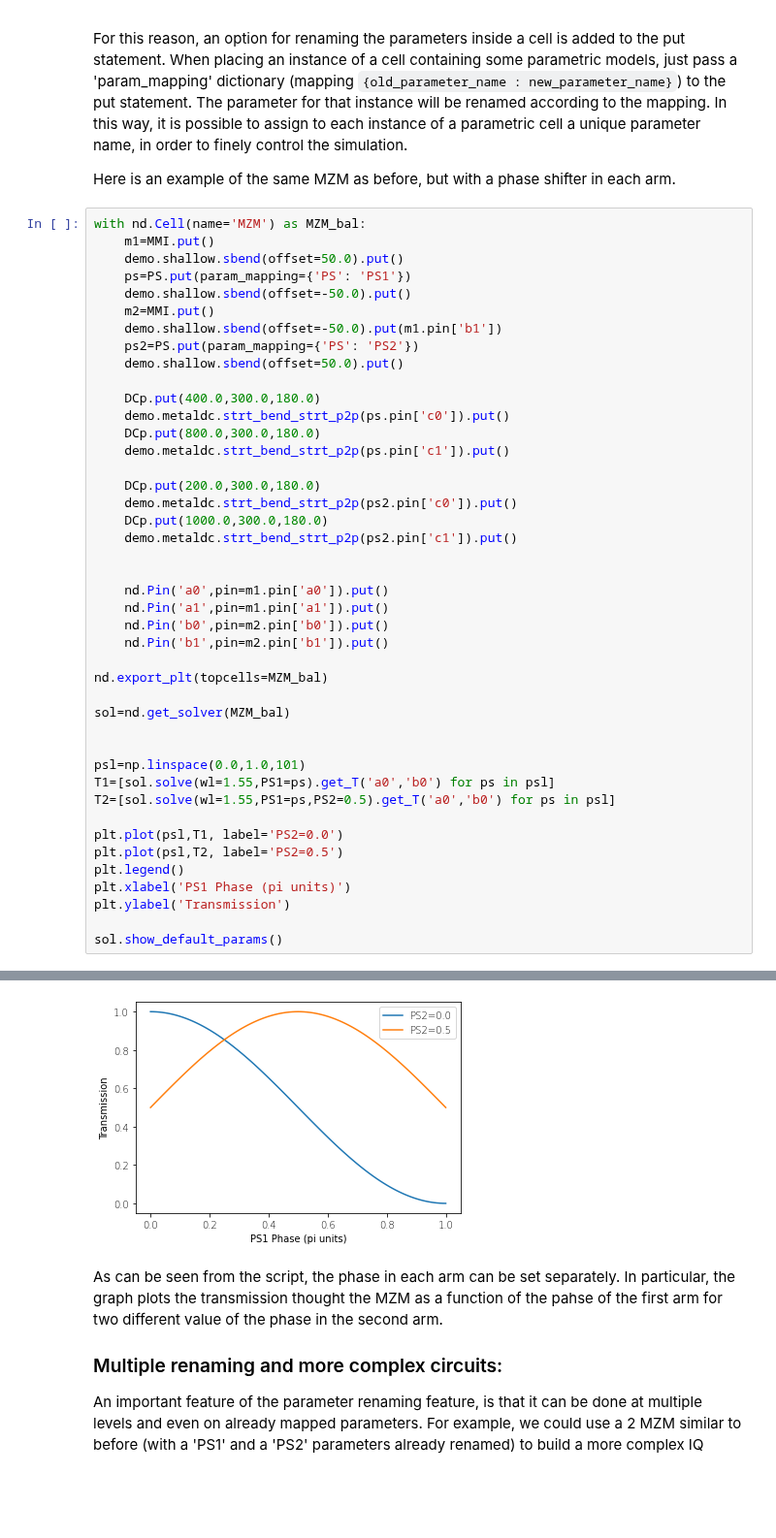
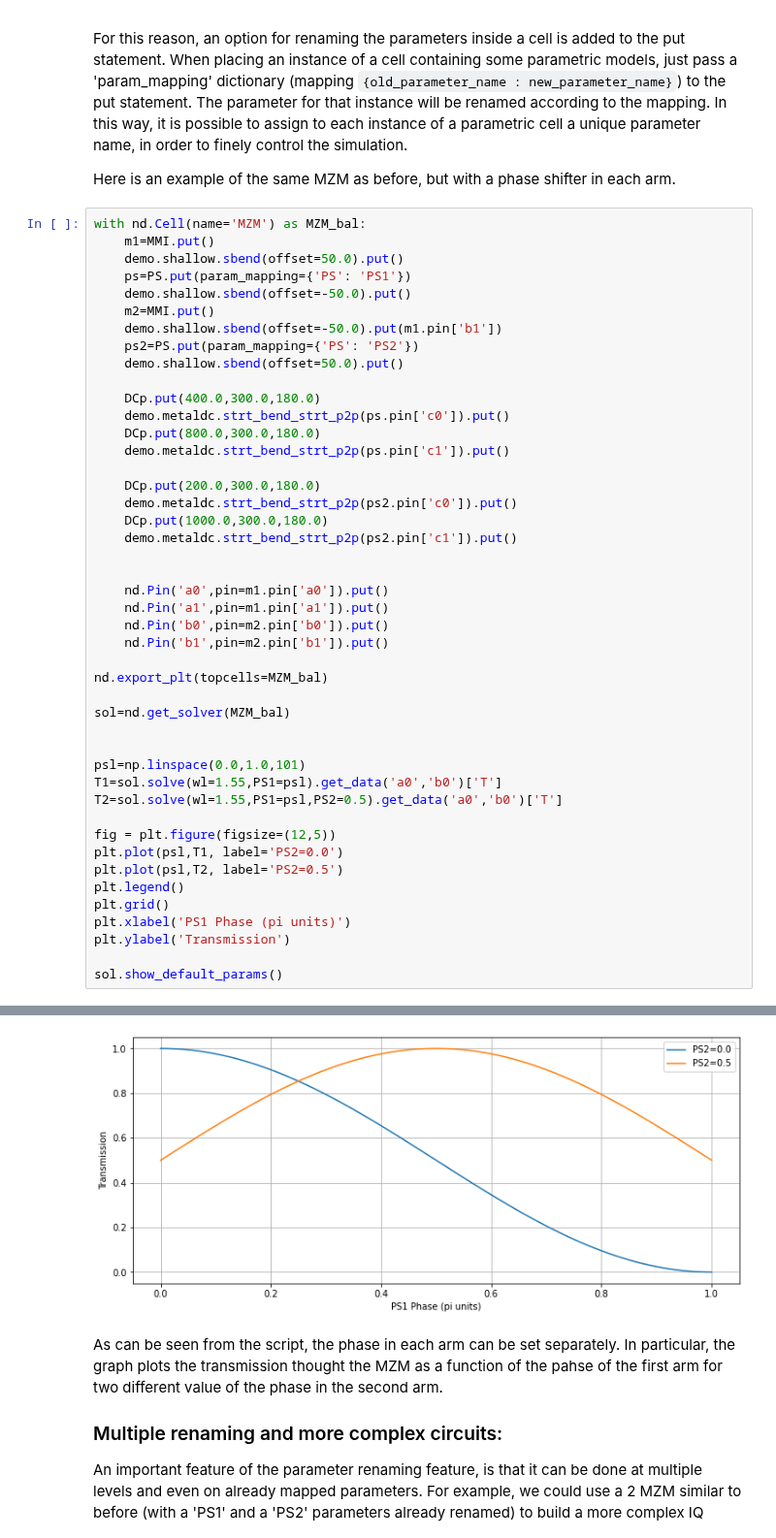
Before and after one commit to mpasson/lekkersim, a Jupyter notebook: Docs/jupyter/Nazca Integration.ipynb, the cells around one changed output, grey strips where cells are left out. Shown at 97% size. Cells and saved outputs as stored; diff of their text form; blank space fills up the shorter version.

```diff
--- a/Docs/jupyter/Nazca Integration.ipynb
+++ b/Docs/jupyter/Nazca Integration.ipynb
@@ -265,12 +258,14 @@ sol=nd.get_solver(MZM_bal)
 
 
 psl=np.linspace(0.0,1.0,101)
-T1=[sol.solve(wl=1.55,PS1=ps).get_T('a0','b0') for ps in psl]
-T2=[sol.solve(wl=1.55,PS1=ps,PS2=0.5).get_T('a0','b0') for ps in psl]
+T1=sol.solve(wl=1.55,PS1=psl).get_data('a0','b0')['T']
+T2=sol.solve(wl=1.55,PS1=psl,PS2=0.5).get_data('a0','b0')['T']
 
+fig = plt.figure(figsize=(12,5))
 plt.plot(psl,T1, label='PS2=0.0')
 plt.plot(psl,T2, label='PS2=0.5')
 plt.legend()
+plt.grid()
 plt.xlabel('PS1 Phase (pi units)')
 plt.ylabel('Transmission')
 
@@ -281,7 +276,7 @@ Default params of Solver of MZM (id=140650430935560):
   wl        : None
   PS1       : 0.0
   PS2       : 0.0
-[figure, old version]
+[figure, new version]
 # %% [markdown]
 As can be seen from the script, the phase in each arm can be set separately. In particular, the graph plots the transmission thought the MZM as a function of the pahse of the first arm for two different value of the phase in the second arm.
 
```
Also changed, not shown: parts of 12 cells of this notebook, 5 other files.
